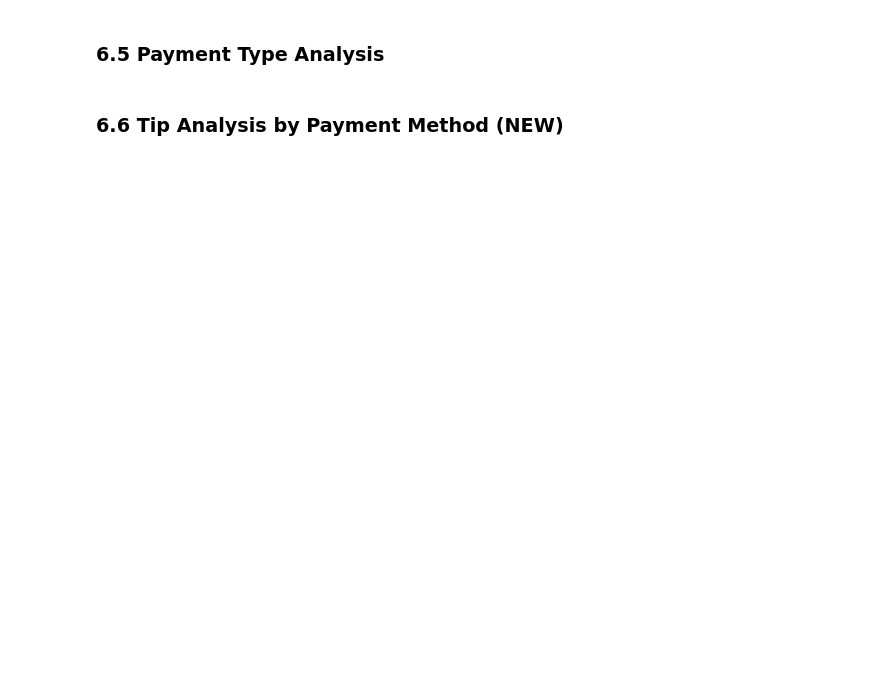
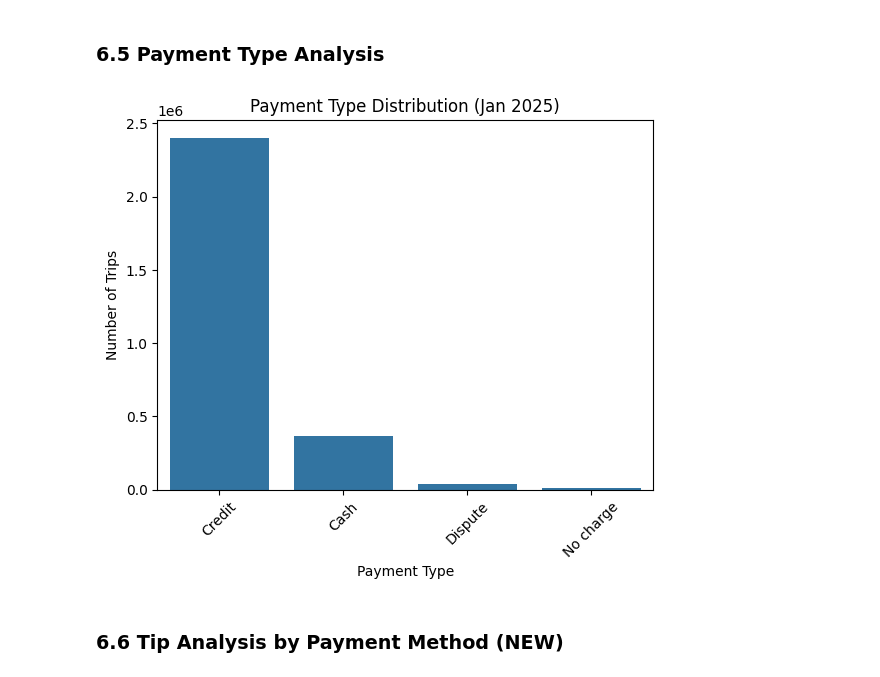
Before and after one commit to safoisgod/NYC-Yellow-Taxi-Trip, a Jupyter notebook: newanalysis.ipynb, the cells around one changed output. Saved outputs shown, nothing was run; the diff lists cells and outputs as text; code cells hidden in the pictures; blank space fills up the shorter version.

```diff
--- a/newanalysis.ipynb
+++ b/newanalysis.ipynb
@@ -94,4 +298,6 @@ pivot_revenue = df.pivot_table(index='hour_of_day', columns='day_of_week', value
 # %% [markdown]
 ### 6.4 Passenger Behavior
 # %%
-df = df[df['passenger_count'].between(1, 6)]print(df['passenger_count'].value_counts())print(df.groupby('passenger_count')['trip_distance'].mean().round(2))
+df = df[df['passenger_count'].between(1, 6)]
+print(df['passenger_count'].value_counts())
+print(df.groupby('passenger_count')['trip_distance'].mean().round(2))
@@ -98,7 +321,15 @@ df = df[df['passenger_count'].between(1, 6)]print(df['passenger_count'].value_co
 # %% [markdown]
 ### 6.5 Payment Type Analysis
 # %%
-payment_counts = df['payment_type'].value_counts()sns.barplot(x=payment_counts.index, y=payment_counts.values)plt.title('Payment Type Distribution (Jan 2025)')plt.xlabel('Payment Type')plt.ylabel('Number of Trips')plt.xticks(rotation=45)plt.show()
+payment_counts = df['payment_type'].value_counts()
+sns.barplot(x=payment_counts.index, y=payment_counts.values)
+plt.title('Payment Type Distribution (Jan 2025)')
+plt.xlabel('Payment Type')
+plt.ylabel('Number of Trips')
+plt.xticks(rotation=45)
+plt.show()
+# %% [output]
+[figure, added]
 # %% [markdown]
 ### 6.6 Tip Analysis by Payment Method (NEW)
 # %%
```
Also changed, not shown: parts of 19 cells of this notebook.
